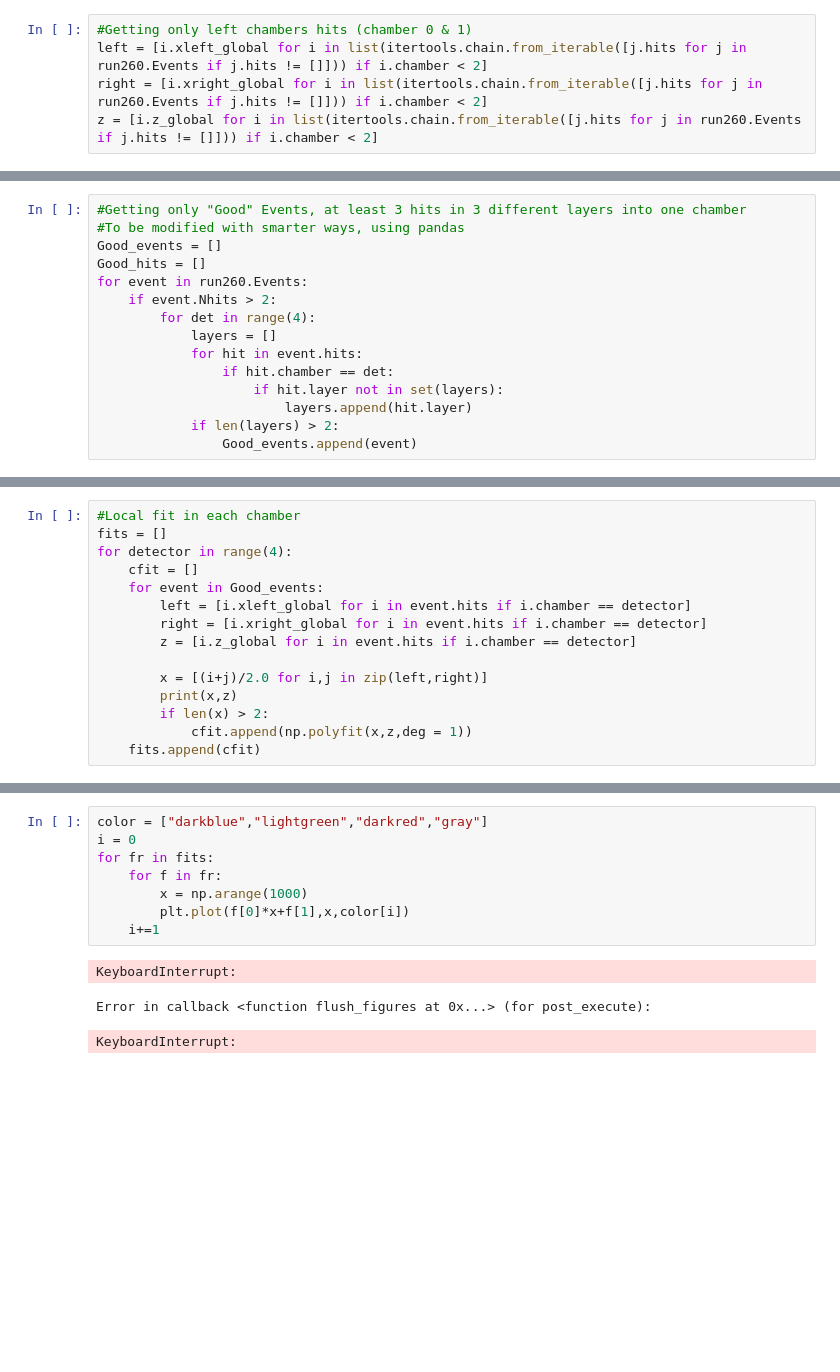
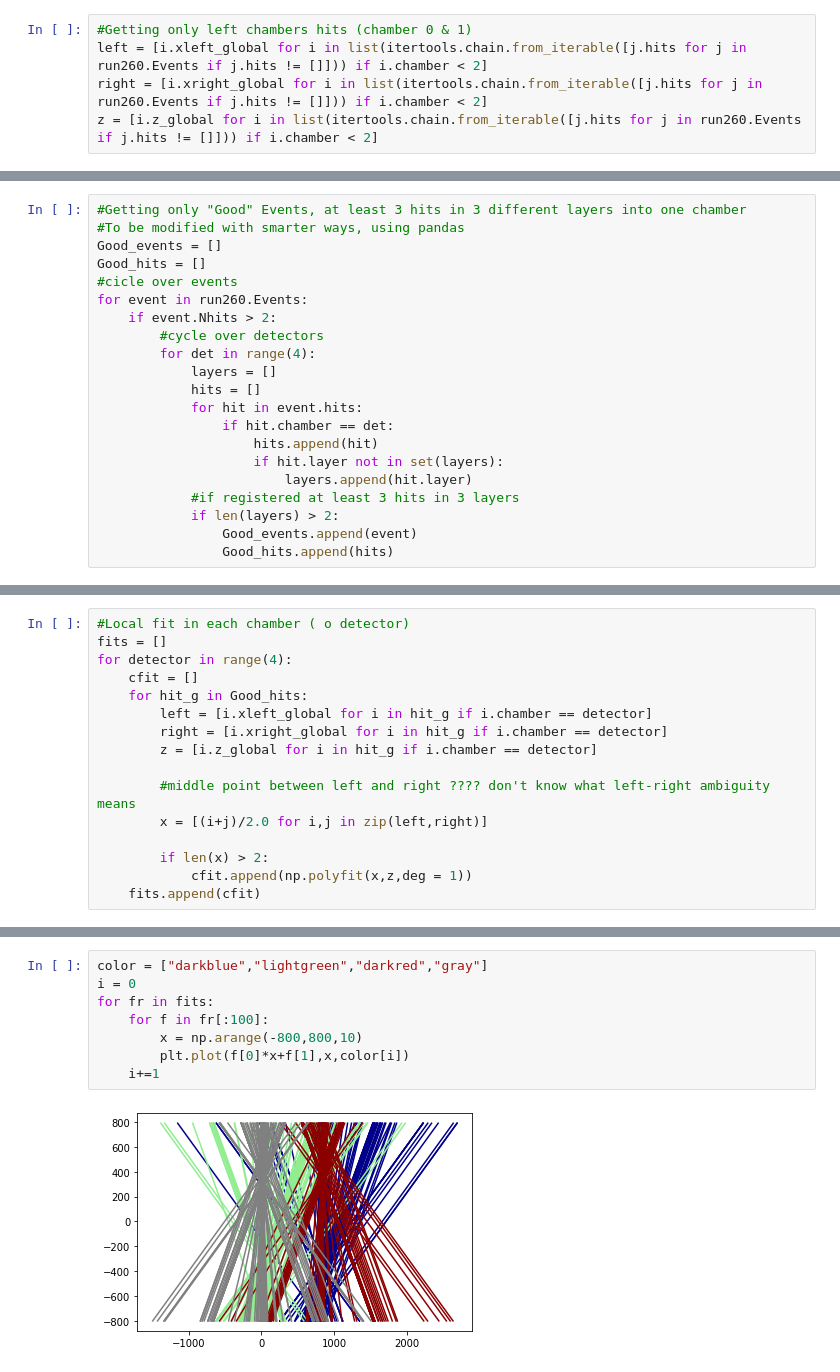
Before and after one commit to IvanDiTerlizzi/LCP_work, a Jupyter notebook: Calibration.ipynb, the cells around one changed output, grey strips where cells are left out. Drawn from its saved outputs; the diff is of its cells as text; blank space fills up the shorter version.

```diff
--- a/Calibration.ipynb
+++ b/Calibration.ipynb
@@ -137,13 +138,19 @@ Text(0.5, 1.0, 'Left detectors hits')
 #To be modified with smarter ways, using pandas
 Good_events = []
 Good_hits = []
+#cicle over events
 for event in run260.Events:
     if event.Nhits > 2:
+        #cycle over detectors
         for det in range(4):
             layers = []
+            hits = []
             for hit in event.hits:
                 if hit.chamber == det:
+                    hits.append(hit)
                     if hit.layer not in set(layers):
                         layers.append(hit.layer)
+            #if registered at least 3 hits in 3 layers
             if len(layers) > 2:
                 Good_events.append(event)
+                Good_hits.append(hits)
@@ -175,15 +157,16 @@ Layer: 1
 # %%
-#Local fit in each chamber
+#Local fit in each chamber ( o detector)
 fits = []
 for detector in range(4):
     cfit = []
-    for event in Good_events:
-        left = [i.xleft_global for i in event.hits if i.chamber == detector]
-        right = [i.xright_global for i in event.hits if i.chamber == detector]
-        z = [i.z_global for i in event.hits if i.chamber == detector]
+    for hit_g in Good_hits:
+        left = [i.xleft_global for i in hit_g if i.chamber == detector]
+        right = [i.xright_global for i in hit_g if i.chamber == detector]
+        z = [i.z_global for i in hit_g if i.chamber == detector]
 
+        #middle point between left and right ???? don't know what left-right ambiguity means
         x = [(i+j)/2.0 for i,j in zip(left,right)]
-        print(x,z)
+
         if len(x) > 2:
             cfit.append(np.polyfit(x,z,deg = 1))
     fits.append(cfit)
@@ -225,12 +173,10 @@ for detector in range(4):
 # %%
 color = ["darkblue","lightgreen","darkred","gray"]
 i = 0
 for fr in fits:
-    for f in fr:
-        x = np.arange(1000)
+    for f in fr[:100]:
+        x = np.arange(-800,800,10)
         plt.plot(f[0]*x+f[1],x,color[i])
     i+=1
 # %% [output]
-KeyboardInterrupt:
-Error in callback <function flush_figures at 0x...> (for post_execute):
-KeyboardInterrupt:
+[figure, added]
```
Also changed, not shown: parts of 6 cells of this notebook.
